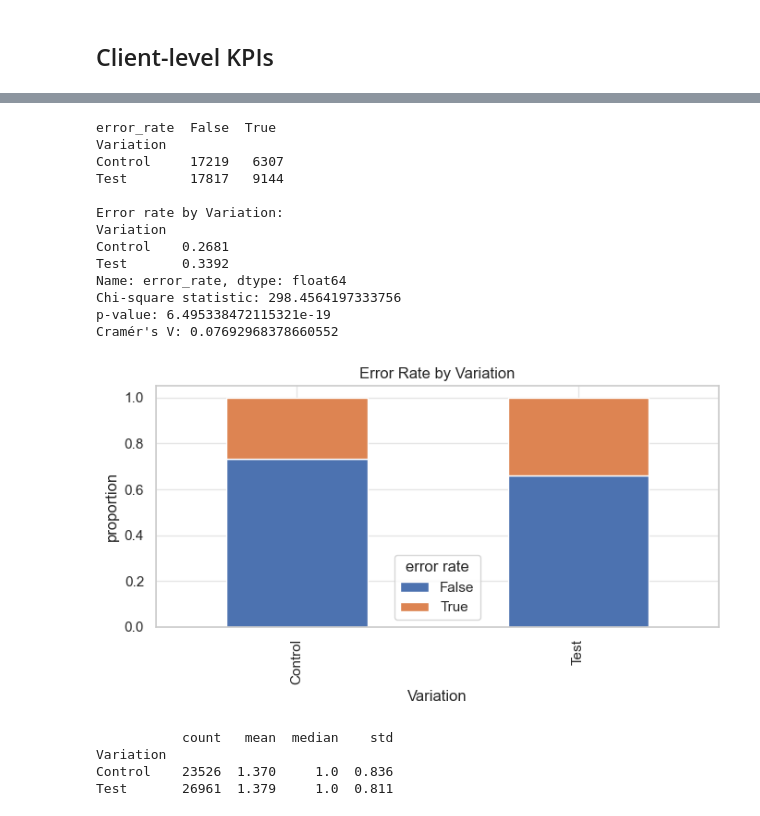
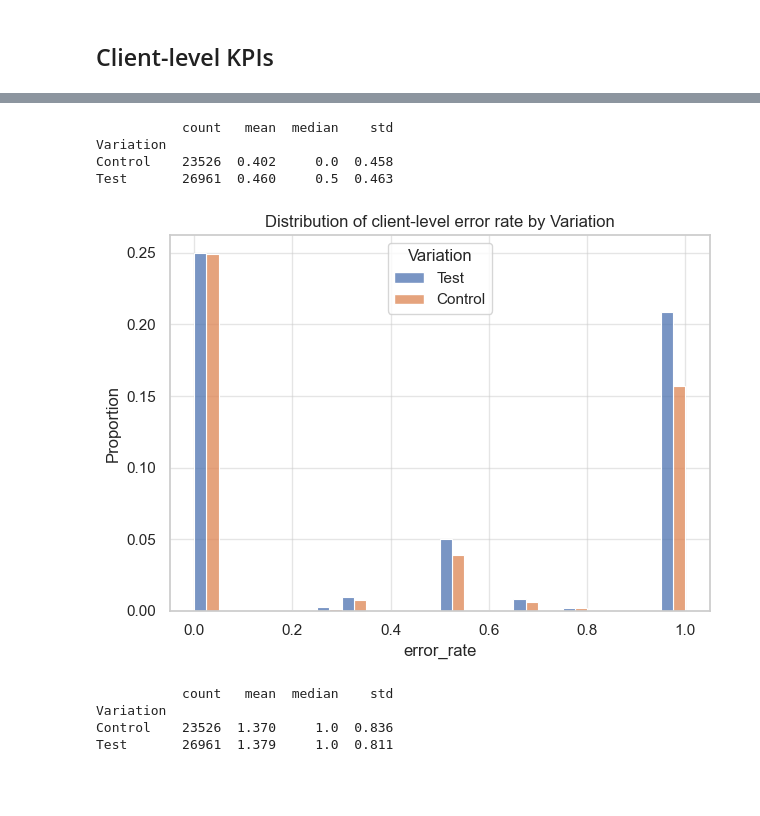
Before and after one commit to anwenvroberts-max/vanguard_AB, a Jupyter notebook: notebooks/eda_kpis.ipynb, the cells around one changed output, grey strips where cells are left out. Saved outputs shown, nothing was run; the diff lists cells and outputs as text; code cells hidden in the pictures; blank space fills up the shorter version.

```diff
--- a/notebooks/eda_kpis.ipynb
+++ b/notebooks/eda_kpis.ipynb
@@ -126,43 +85,18 @@ plt.tight_layout(); plt.show()
 # %%
 #Error Rate
 
-ct1 = pd.crosstab(df_clients['Variation'], df_clients['error_rate'])
-print(ct1)
-print()
-print("Error rate by Variation:")
-print(df_clients.groupby('Variation')['error_rate'].mean().round(4))
+print(df_clients.groupby('Variation')["error_rate"].agg(['count', 'mean', 'median', 'std']).round(3))
 
-chi2, p, dof, _ = chi2_contingency(ct1)
-print("Chi-square statistic:", chi2)
-print("p-value:", p_value)
-
-cramers_v = association(ct1, method='cramer')
-print("Cramér's V:", cramers_v)
+sns.histplot(data=df_clients, x='error_rate', hue='Variation',
+             bins=20, multiple='dodge', stat='proportion')
+plt.title('Distribution of client-level error rate by Variation')
+plt.tight_layout(); plt.show()
 # %% [output]
-error_rate  False  True
+           count   mean  median    std
 Variation
-Control     17219   6307
-Test        17817   9144
-
-Error rate by Variation:
-Variation
-Control    0.2681
-Test       0.3392
-Name: error_rate, dtype: float64
-Chi-square statistic: 298.4564197333756
-p-value: 6.495338472115321e-19
-Cramér's V: 0.07692968378660552
+Control    23526  0.402     0.0  0.458
+Test       26961  0.460     0.5  0.463
+[figure, added]
-# %%
-ct1_c = pd.crosstab(df_clients['Variation'], df_clients['error_rate'], normalize='index')
-
-ct1_c.plot(kind='bar', stacked=True, figsize=(7, 4))
-plt.title('Error Rate by Variation')
-plt.ylabel('proportion');
-plt.legend(title='error rate')
-plt.tight_layout();
-plt.show()
-# %% [output]
-[figure, removed]
 # %%
 # Sessions per Client
 
```
Also changed, not shown: parts of 7 cells of this notebook, 6 other files.
